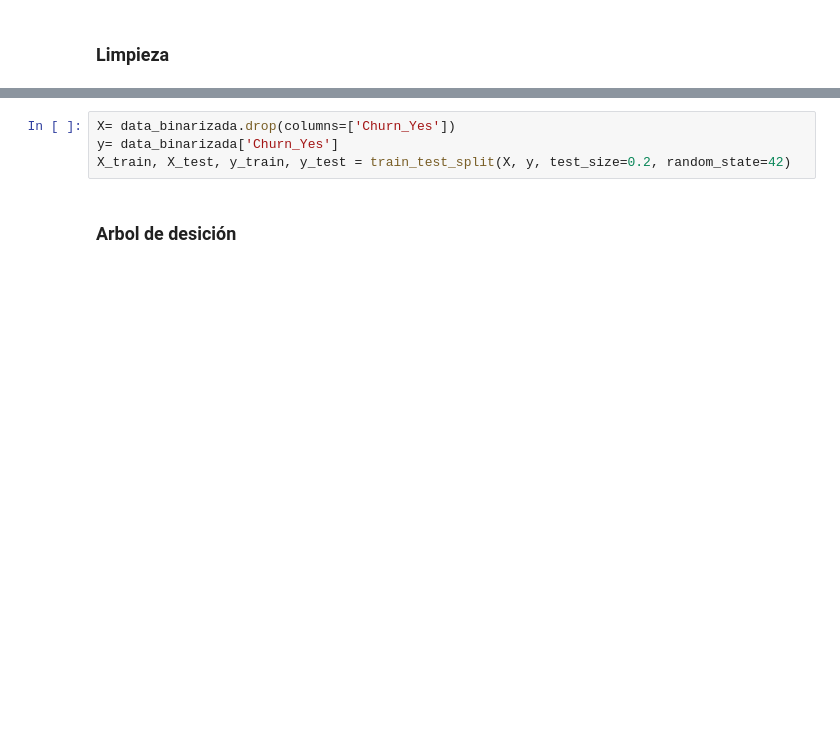
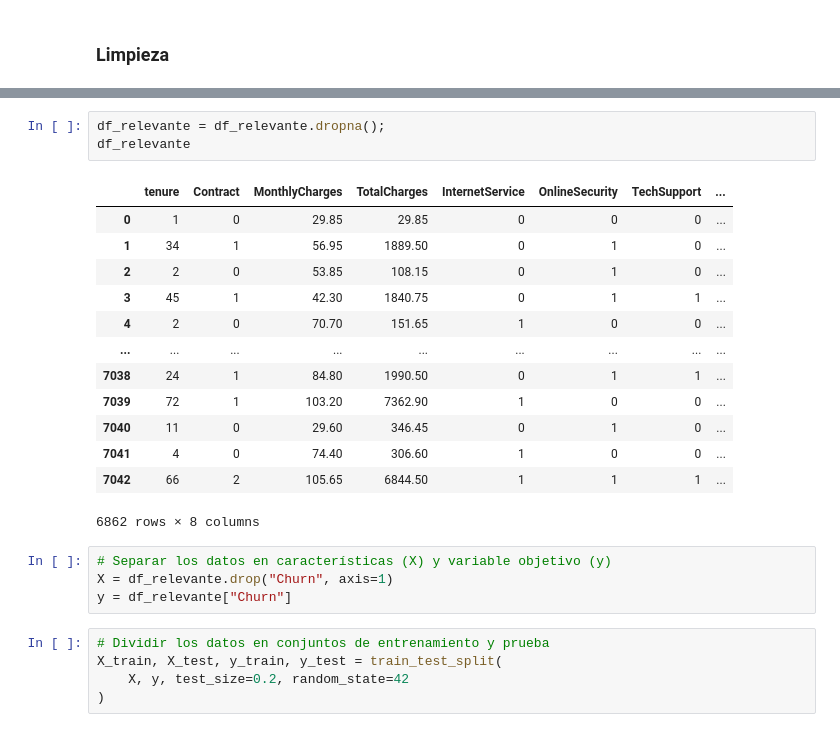
Before and after one commit to hlcxpl/DpyML-3, a Jupyter notebook: DpyML-3.ipynb, the cells around one changed output, grey strips where cells are left out. Saved outputs shown, nothing was run; the diff lists cells and outputs as text; blank space fills up the shorter version.

```diff
--- a/DpyML-3.ipynb
+++ b/DpyML-3.ipynb
@@ -128,6 +150,26 @@ data_binarizada
+# %%
+df_relevante = df_relevante.dropna();
+df_relevante
+# %% [output]
+|  | tenure | Contract | MonthlyCharges | TotalCharges | InternetService | OnlineSecurity | TechSupport | ... |
+| 0 | 1 | 0 | 29.85 | 29.85 | 0 | 0 | 0 | ... |
+| 1 | 34 | 1 | 56.95 | 1889.50 | 0 | 1 | 0 | ... |
+| 2 | 2 | 0 | 53.85 | 108.15 | 0 | 1 | 0 | ... |
+| 3 | 45 | 1 | 42.30 | 1840.75 | 0 | 1 | 1 | ... |
+| 4 | 2 | 0 | 70.70 | 151.65 | 1 | 0 | 0 | ... |
+| ... | ... | ... | ... | ... | ... | ... | ... | ... |
+| 7038 | 24 | 1 | 84.80 | 1990.50 | 0 | 1 | 1 | ... |
+| 7039 | 72 | 1 | 103.20 | 7362.90 | 1 | 0 | 0 | ... |
+| 7040 | 11 | 0 | 29.60 | 346.45 | 0 | 1 | 0 | ... |
+| 7041 | 4 | 0 | 74.40 | 306.60 | 1 | 0 | 0 | ... |
+| 7042 | 66 | 2 | 105.65 | 6844.50 | 1 | 1 | 1 | ... |
+6862 rows × 8 columns
+# %%
+# Separar los datos en características (X) y variable objetivo (y)
+X = df_relevante.drop("Churn", axis=1)
+y = df_relevante["Churn"]
 # %%
-X= data_binarizada.drop(columns=['Churn_Yes'])
-y= data_binarizada['Churn_Yes']
-X_train, X_test, y_train, y_test = train_test_split(X, y, test_size=0.2, random_state=42)
+# Dividir los datos en conjuntos de entrenamiento y prueba
+X_train, X_test, y_train, y_test = train_test_split(
+    X, y, test_size=0.2, random_state=42
+)
-# %% [markdown]
-### Arbol de desición
```
Also changed, not shown: parts of 23 cells of this notebook.
